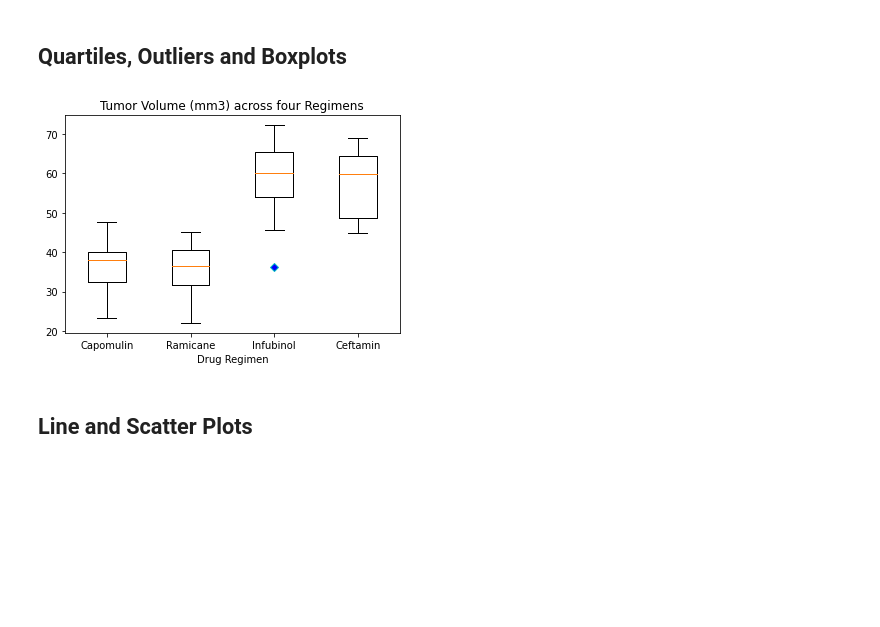
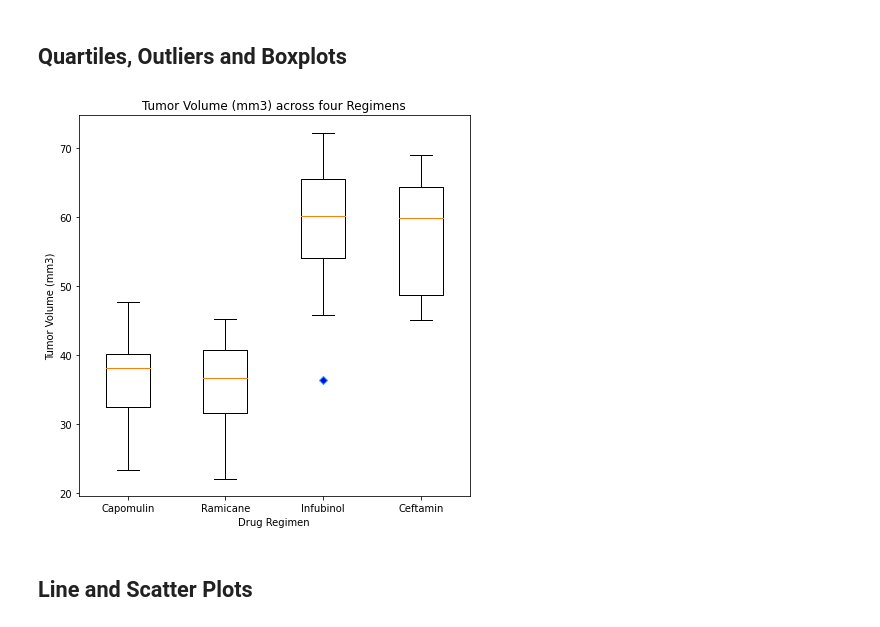
Before and after one commit to tratnikc/matplotlib-challenge, a Jupyter notebook: Pymaceuticals/pymaceuticals.ipynb, the cells around one changed output. Cells and saved outputs as stored; diff of their text form; code cells hidden in the pictures; blank space fills up the shorter version.

Commit message:
ylabel on boxplot

```diff
--- a/Pymaceuticals/pymaceuticals.ipynb
+++ b/Pymaceuticals/pymaceuticals.ipynb
@@ -252,15 +252,18 @@ for drug in list_of_drugs:
     outliers = volume_df.loc[(volume_df > upper_bound) | (volume_df < lower_bound)]
 # %%
 # Generate a box plot of the final tumor volume of each mouse across four regimens of interest
+#colors = ['blue', 'green', 'pink', 'cyan']
 blue_dot = dict(markerfacecolor="b",marker="D", markeredgecolor="c")
-fig1, ax1 = plt.subplots()
+fig1, ax1 = plt.subplots(figsize=(7,7))
 ax1.boxplot(tumor_vol, flierprops=blue_dot)
 ax1.set_title("Tumor Volume (mm3) across four Regimens")
 ax1.set_xlabel("Drug Regimen")
+ax1.set_ylabel("Tumor Volume (mm3)")
 ax1.xaxis.set(ticks=range(1,len(list_of_drugs) + 1),ticklabels=list_of_drugs)
+
 plt.show()
 # %% [output]
-[figure, old version]
+[figure, new version]
 # %% [markdown]
 ## Line and Scatter Plots
 # %%
```
Also changed, not shown: parts of 1 cell of this notebook.
